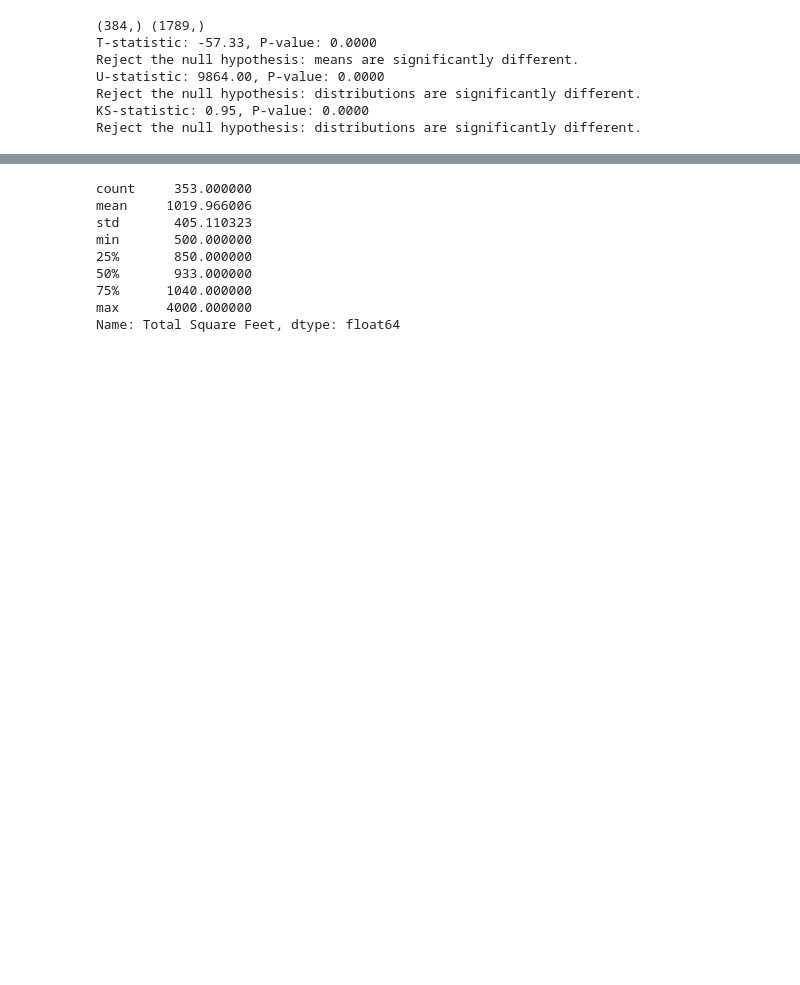
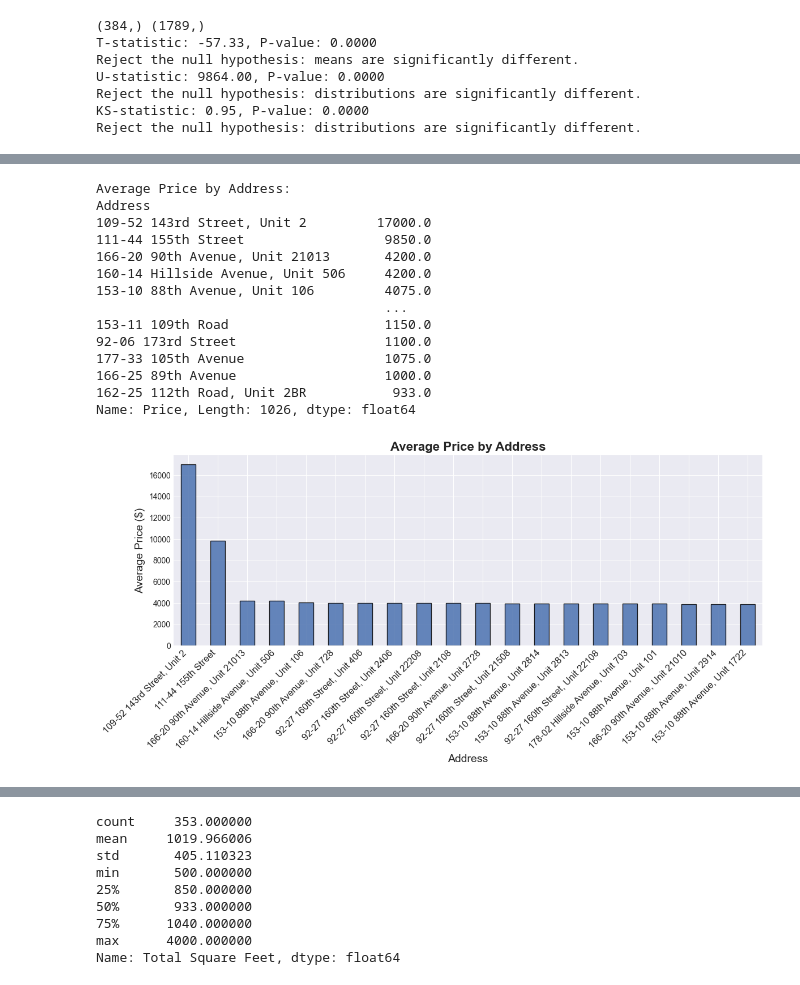
Before and after one commit to supernovaaa2024/RealEstateValuation, a Jupyter notebook: RealEstateStats.ipynb, the cells around one changed output, grey strips where cells are left out. Drawn from its saved outputs; the diff is of its cells as text; code cells hidden in the pictures; blank space fills up the shorter version.

```diff
--- a/RealEstateStats.ipynb
+++ b/RealEstateStats.ipynb
@@ -323,0 +534,30 @@ jamaicadf = pd.read_excel("rentalsJamaica.xlsx")
+# %%
+# Average Price by Address
+avg_price_by_street = jamaicadf[jamaicadf["Beds"] == 2].groupby('Address')['Price'].mean().sort_values(ascending=False)
+print("\nAverage Price by Address:")
+print(avg_price_by_street)
+# Bar Chart
+plt.figure(figsize=(12, 6))
+avg_price_by_street.head(20).plot(kind='bar', color='#4C72B0', edgecolor='black', alpha=0.85)
+plt.title("Average Price by Address", fontsize=16, fontweight='bold')
+plt.xlabel("Address", fontsize=14)
+plt.ylabel("Average Price ($)", fontsize=14)
+plt.xticks(rotation=45, ha='right', fontsize=12)
+plt.tight_layout()
+plt.show()
+# %% [output]
+Average Price by Address:
+Address
+109-52 143rd Street, Unit 2         17000.0
+111-44 155th Street                  9850.0
+166-20 90th Avenue, Unit 21013       4200.0
+160-14 Hillside Avenue, Unit 506     4200.0
+153-10 88th Avenue, Unit 106         4075.0
+                                     ...
+153-11 109th Road                    1150.0
+92-06 173rd Street                   1100.0
+177-33 105th Avenue                  1075.0
+166-25 89th Avenue                   1000.0
+162-25 112th Road, Unit 2BR           933.0
+Name: Price, Length: 1026, dtype: float64
+[figure, added]
```
Also changed, not shown: parts of 19 cells of this notebook, 2 other files.
